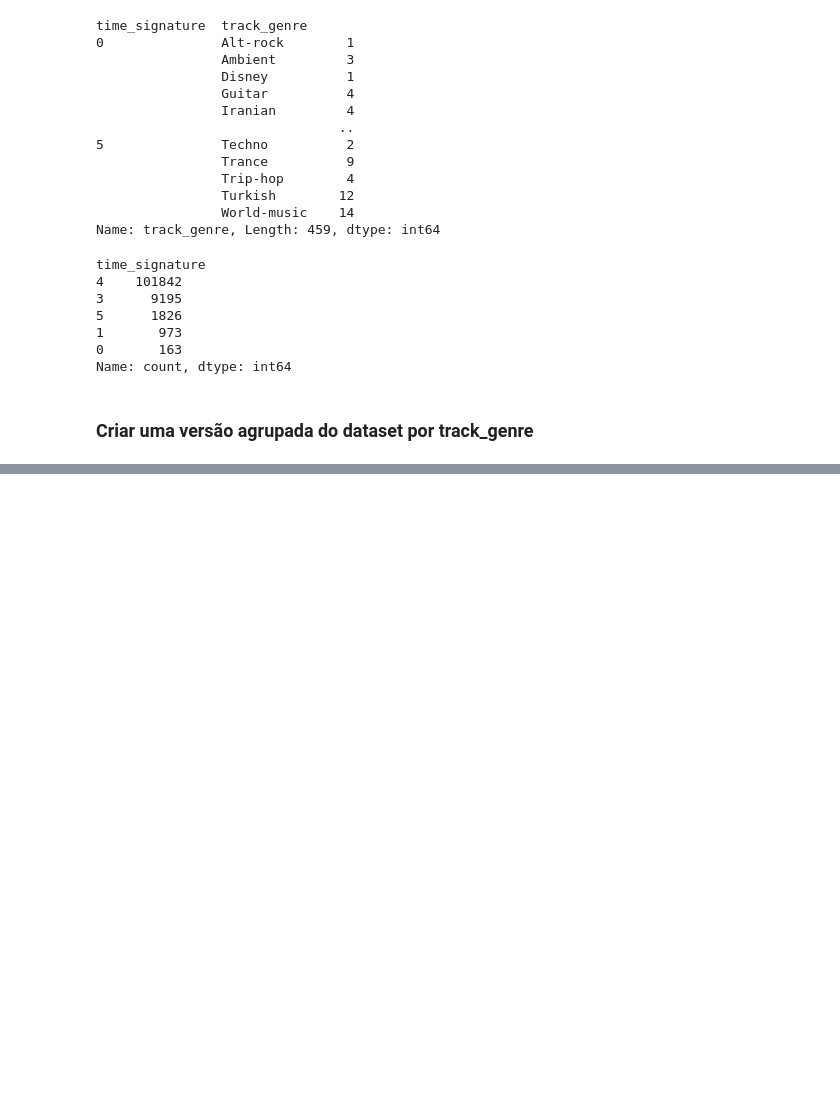
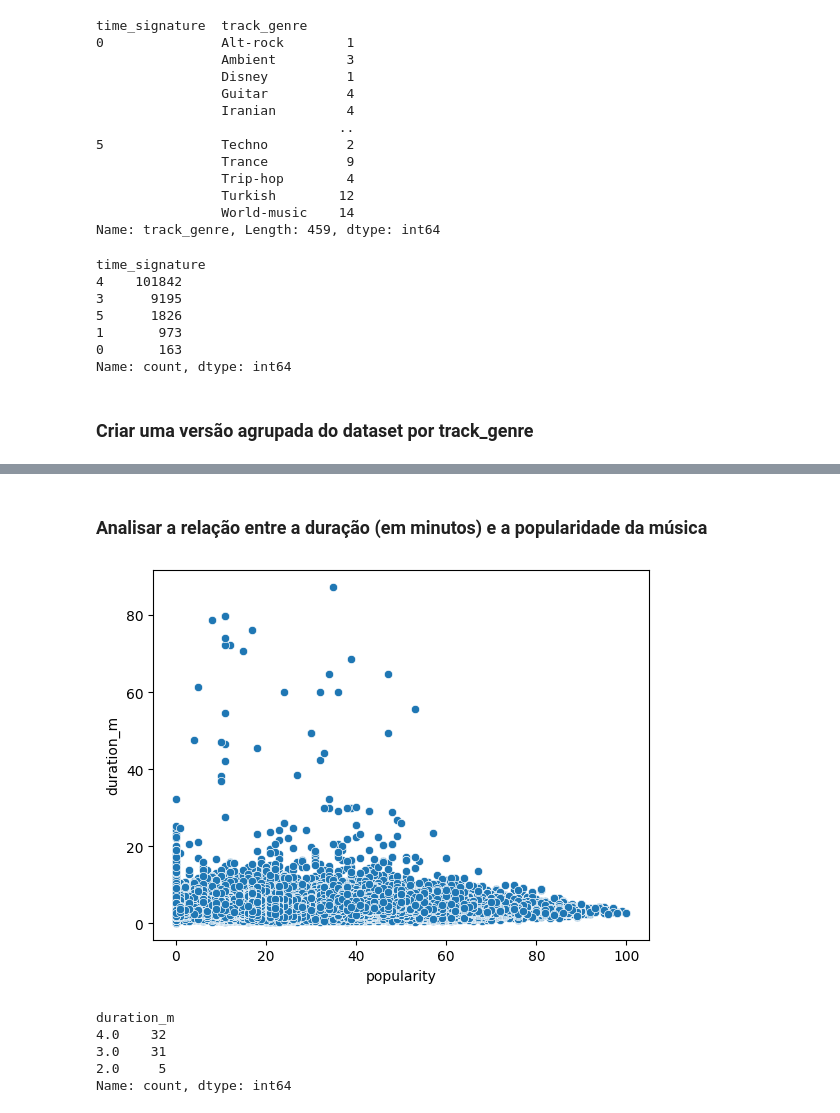
Before and after one commit to alvaroDatlo/analise_spotify, a Jupyter notebook: main.ipynb, the cells around one changed output, grey strips where cells are left out. Saved outputs shown, nothing was run; the diff lists cells and outputs as text; code cells hidden in the pictures; blank space fills up the shorter version.

Commit message:
elação entre a duração (em minutos) e a popularidade

```diff
--- a/main.ipynb
+++ b/main.ipynb
@@ -274,2 +242,17 @@ df_agrupado
 # %%
 df_agrupado.to_csv('versao_agrupada.csv', index=False)
+# %% [markdown]
+### Analisar a relação entre a duração (em minutos) e a popularidade da música
+# %%
+sns.scatterplot(data=df, y='duration_m', x='popularity');
+# %% [output]
+[figure, added]
+# %%
+# as musicas mais populares possuem uma duração entre 3 e 4 minutos
+round(df[df['popularity'] > 90].duration_m).value_counts()
+# %% [output]
+duration_m
+4.0    32
+3.0    31
+2.0     5
+Name: count, dtype: int64
```
Also changed, not shown: parts of 6 cells of this notebook.
